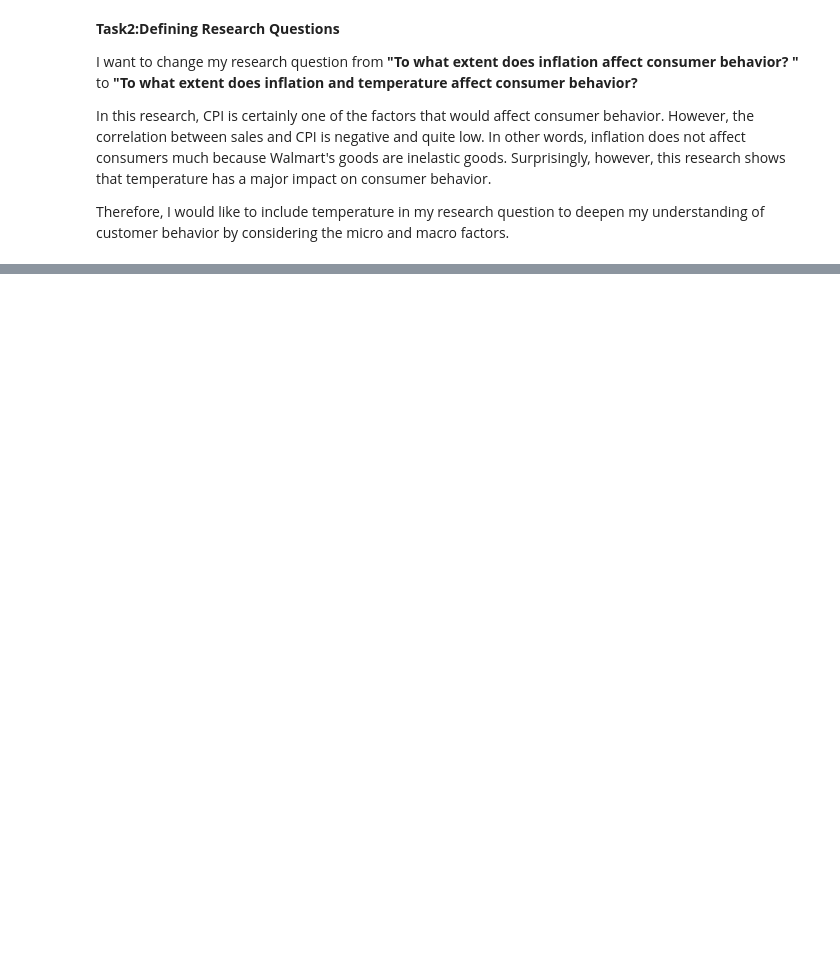
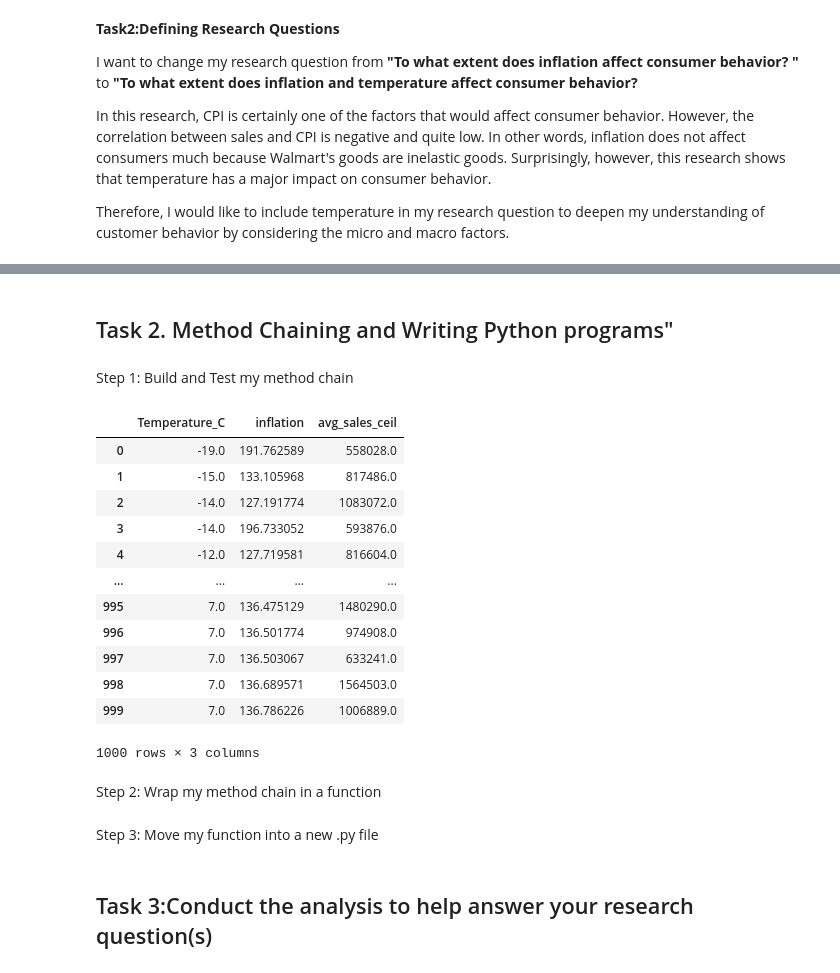
Before and after one commit to ubco-W2022T2-data301/project-group-group36, a Jupyter notebook: analysis/analysis3.ipynb, the cells around one changed output, grey strips where cells are left out. Saved outputs shown, nothing was run; the diff lists cells and outputs as text; code cells hidden in the pictures; blank space fills up the shorter version.

```diff
--- a/analysis/analysis3.ipynb
+++ b/analysis/analysis3.ipynb
@@ -231,0 +263,33 @@ Therefore, I would like to include temperature in my research question to deepen
+# %% [markdown]
+## Task 2. Method Chaining and Writing Python programs"
+# %% [markdown]
+Step 1: Build and Test my method chain
+# %%
+import math
+
+grouped_data = (pd.read_csv('../data/raw/Walmart.csv')
+                .rename(columns={'CPI': 'inflation'})
+                .assign(avg_sales=lambda x: x.groupby(['inflation', 'Temperature'])['Weekly_Sales'].transform('mean'))
+                .assign(Temperature_C=lambda x: round((x['Temperature'] - 32) * 5/9))
+                .assign(avg_sales_ceil=lambda x: x['avg_sales'].apply(lambda y: math.ceil(y)))
+                .groupby(['Temperature_C', 'inflation'])
+                .agg({'avg_sales_ceil': 'mean'})
+                .reset_index())
+
+grouped_data.head(1000)
+# %% [output]
+|  | Temperature_C | inflation | avg_sales_ceil |
+| 0 | -19.0 | 191.762589 | 558028.0 |
+| 1 | -15.0 | 133.105968 | 817486.0 |
+| 2 | -14.0 | 127.191774 | 1083072.0 |
+| 3 | -14.0 | 196.733052 | 593876.0 |
+| 4 | -12.0 | 127.719581 | 816604.0 |
+| ... | ... | ... | ... |
+| 995 | 7.0 | 136.475129 | 1480290.0 |
+| 996 | 7.0 | 136.501774 | 974908.0 |
+| 997 | 7.0 | 136.503067 | 633241.0 |
+| 998 | 7.0 | 136.689571 | 1564503.0 |
+| 999 | 7.0 | 136.786226 | 1006889.0 |
+1000 rows × 3 columns
+# %% [markdown]
+Step 2: Wrap my method chain in a function
@@ -231,0 +321,2 @@ Therefore, I would like to include temperature in my research question to deepen
+# %% [markdown]
+Step 3: Move my function into a new .py file
@@ -231,0 +329,2 @@ Therefore, I would like to include temperature in my research question to deepen
+# %% [markdown]
+## Task 3:Conduct the analysis to help answer your research question(s)
```
Also changed, not shown: parts of 15 cells of this notebook, 1 other file.
